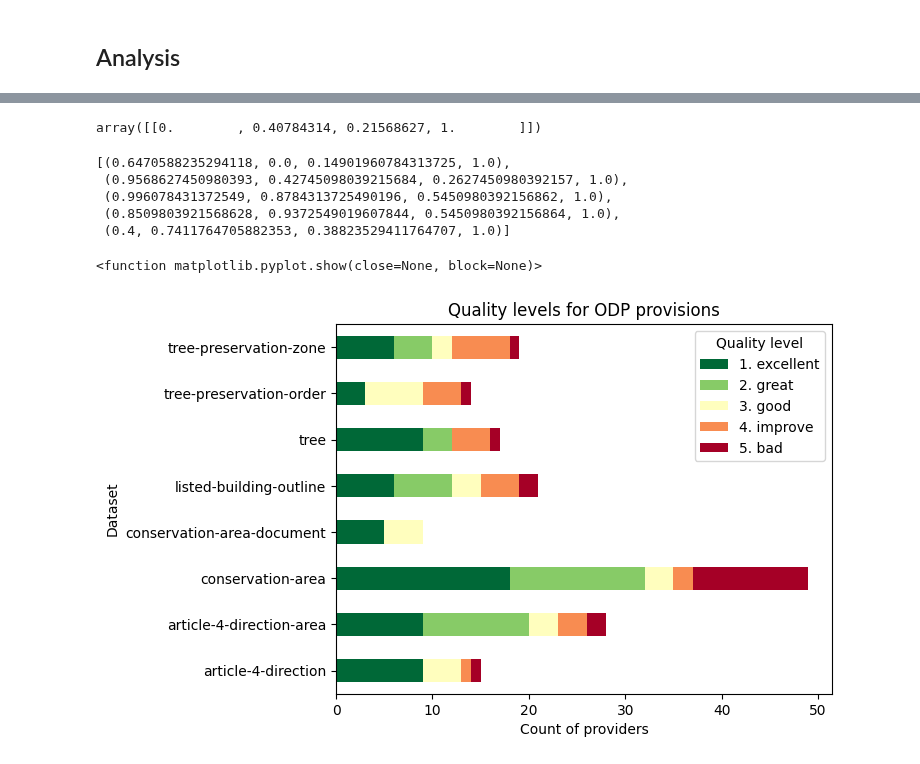
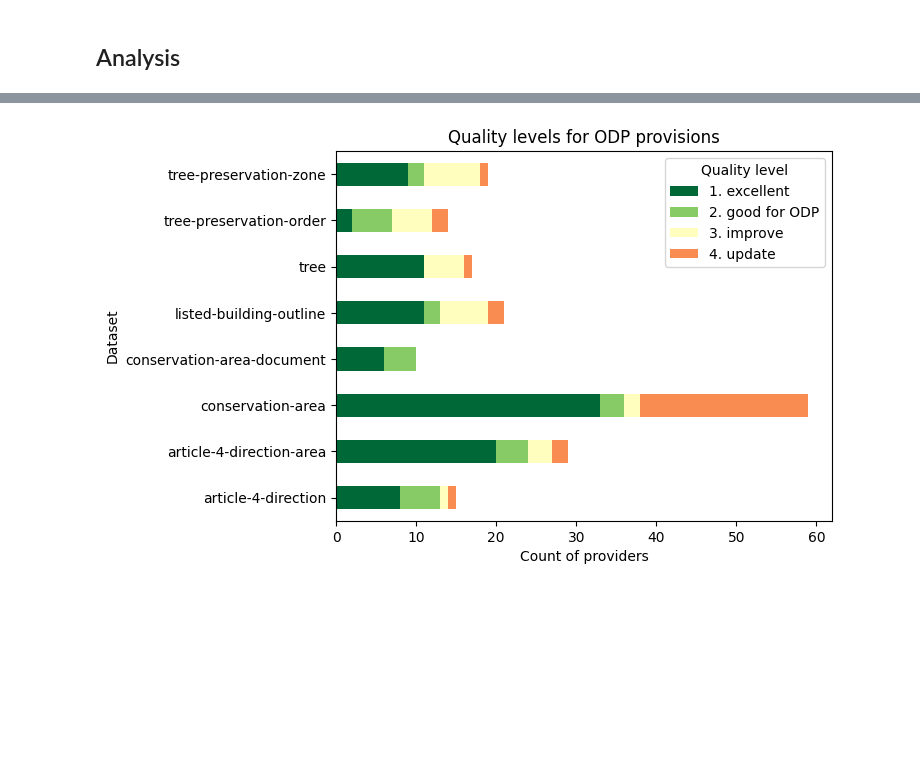
Before and after one commit to digital-land/jupyter-analysis, a Jupyter notebook: analysis/2024-06_issue_monitoring/issue_monitoring - provision scoring.ipynb, the cells around one changed output, grey strips where cells are left out. Drawn from its saved outputs; the diff is of its cells as text; code cells hidden in the pictures; blank space fills up the shorter version.

Commit message:
add provision metrics and adjust quality levels for quality scoring

```diff
--- a/analysis/2024-06_issue_monitoring/issue_monitoring - provision scoring.ipynb
+++ b/analysis/2024-06_issue_monitoring/issue_monitoring - provision scoring.ipynb
@@ -70,4 +71,8 @@ download complete
 lookup_issue_qual = pd.read_csv("data/issue_type_quality.csv")
 # %% [markdown]
 ## Analysis
+# %%
+subset_odp = ["conservation-area", "conservation-area-document", "article-4-direction-area", "article-4-direction", "listed-building-outline", "tree", "tree-preservation-zone", "tree-preservation-order"]
+subset_bfl = ["brownfield-land"]
+subset_dvl = ["developer-agreement", "developer-agreement-contribution", "developer-agreement-transaction"]
 # %%
@@ -125,10 +255,16 @@ ep_res_fresh_qual
 # %%
-ep_res_issues_flagged = ep_res_issues.merge(
+# ISSUES TABLE
+
+# join on quality key and restrict fields
+ep_res_issues_qual = ep_res_issues.merge(
     lookup_issue_qual[["issue_type", "quality_key", "quality_level"]],
     how = "left",
     on = "issue_type"
-)
+)[["collection", "pipeline", "organisation", "organisation_name", "issue_type", "quality_level"]]
+
 
 print(len(ep_res_issues))
-print(len(ep_res_issues_flagged))
+print(len(ep_res_issues_qual))
+
+# ep_res_issues_qual.head()
 # %% [output]
@@ -137,3 +272,0 @@ print(len(ep_res_issues_flagged))
-# %%
-ep_res_issues_qual = ep_res_issues_flagged[["collection", "pipeline", "organisation", "name", "quality_level"]]
-ep_res_issues_qual
@@ -156,6 +277,8 @@ ep_res_qual_all = pd.concat([ep_res_issues_qual, ep_res_fresh_qual])
 # %%
+# SCORING
+# summarise by provision, taking max quality level for each
 qual_summary = ep_res_qual_all.groupby([
-    "collection", "pipeline", "organisation", "name"
+    "collection", "pipeline", "organisation", "organisation_name"
     ],
 as_index=False
 ).agg(
@@ -186,57 +289,34 @@ qual_summary_odp
-# %%
-import matplotlib as mpl
-
-cmap = mpl.colormaps['RdYlGn_r']
-
-# Take colors at regular intervals spanning the colormap.
-colors = cmap(np.arange(0, 1, 5))
-colors
-# %% [output]
-array([[0.        , 0.40784314, 0.21568627, 1.        ]])
-# %%
-import matplotlib.pyplot as plt
-
-cmap = plt.get_cmap('RdYlGn')
-colors = [cmap(i / 5) for i in range(5)]
-colors
-
-# Map colors to categories
-# color_mapping = dict(zip(df['Category'].unique(), colors))
-# df['Color'] = df['Category'].map(color_mapping)
-# %% [output]
-[(0.6470588235294118, 0.0, 0.14901960784313725, 1.0),
- (0.9568627450980393, 0.42745098039215684, 0.2627450980392157, 1.0),
- (0.996078431372549, 0.8784313725490196, 0.5450980392156862, 1.0),
- (0.8509803921568628, 0.9372549019607844, 0.5450980392156864, 1.0),
- (0.4, 0.7411764705882353, 0.38823529411764707, 1.0)]
 # %%
-import matplotlib.pyplot as plt
+# VISUALISE
+
+qual_summary_subset = qual_summary[qual_summary["pipeline"].isin(subset_odp)]
+# qual_summary_subset = qual_summary[qual_summary["pipeline"].isin(subset_bfl)]
+# qual_summary_subset = qual_summary[qual_summary["pipeline"].isin(subset_dvl)]
+
 
 cmap = plt.get_cmap('RdYlGn_r')
-colors = [cmap(i / 4) for i in range(5)]
+colors = [cmap(i / 4) for i in range(4)]
 
 level_map = {
     1: "1. excellent",
-    2: "2. great",
-    3: "3. good",
-    4: "4. improve",
-    5: "5. bad"}
+    2: "2. good for ODP",
+    3: "3. improve",
+    4: "4. update"}
 
-qual_chart = qual_summary_odp.groupby(["pipeline", "quality_level"], as_index=False).agg(
+qual_chart = qual_summary_subset.groupby(["pipeline", "quality_level"], as_index=False).agg(
     n_providers = ("quality_level", "count")
 )
 
 qual_chart["quality_level_label"] = qual_chart["quality_level"].map(level_map)
 qual_chart.sort_values(["pipeline", "quality_level_label"], inplace=True)
 qual_chart.pivot(columns = "quality_level_label", values = "n_providers", index = "pipeline").plot.barh(stacked = True, color = colors)
 
 # Add labels and title
 plt.xlabel('Count of providers')
 plt.ylabel('Dataset')
 plt.title('Quality levels for ODP provisions')
 plt.legend(title='Quality level')
 
-plt.show
+plt.show()
 # %% [output]
-<function matplotlib.pyplot.show(close=None, block=None)>
-[figure, old version]
+[figure, new version]
```
Also changed, not shown: parts of 23 cells of this notebook.
